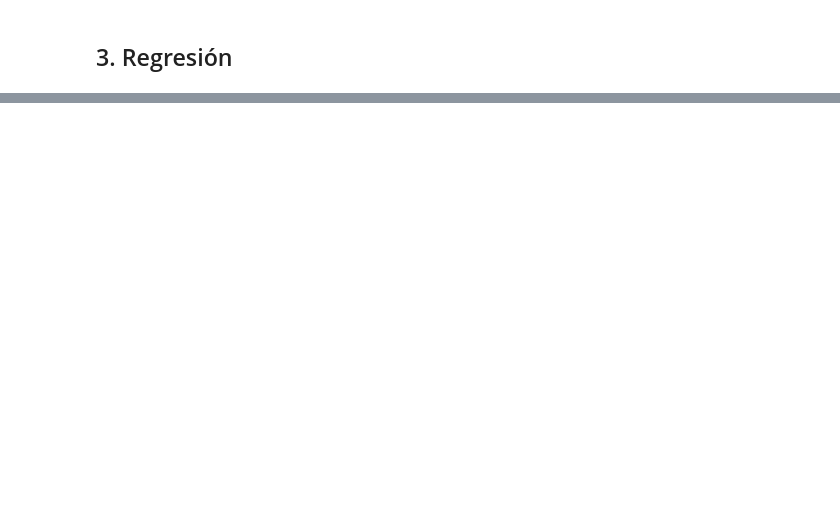
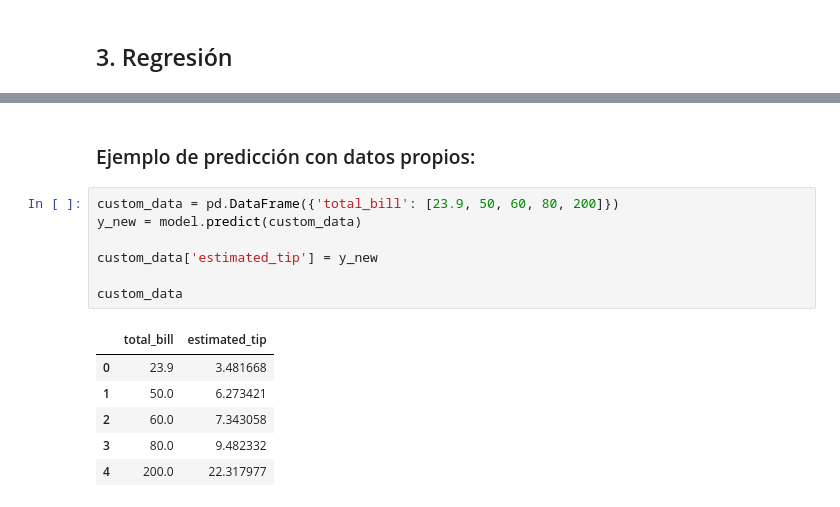
Before and after one commit to MartinMansoDEV/tips-regression, a Jupyter notebook: tips.ipynb, the cells around one changed output, grey strips where cells are left out. Drawn from its saved outputs; the diff is of its cells as text; blank space fills up the shorter version.

```diff
--- a/tips.ipynb
+++ b/tips.ipynb
@@ -131,0 +144,16 @@ RMSE: 0.8953100584779249
+# %% [markdown]
+### Ejemplo de predicción con datos propios:
+# %%
+custom_data = pd.DataFrame({'total_bill': [23.9, 50, 60, 80, 200]})
+y_new = model.predict(custom_data)
+
+custom_data['estimated_tip'] = y_new
+
+custom_data
+# %% [output]
+|  | total_bill | estimated_tip |
+| 0 | 23.9 | 3.481668 |
+| 1 | 50.0 | 6.273421 |
+| 2 | 60.0 | 7.343058 |
+| 3 | 80.0 | 9.482332 |
+| 4 | 200.0 | 22.317977 |
```
Also changed, not shown: parts of 6 cells of this notebook.
